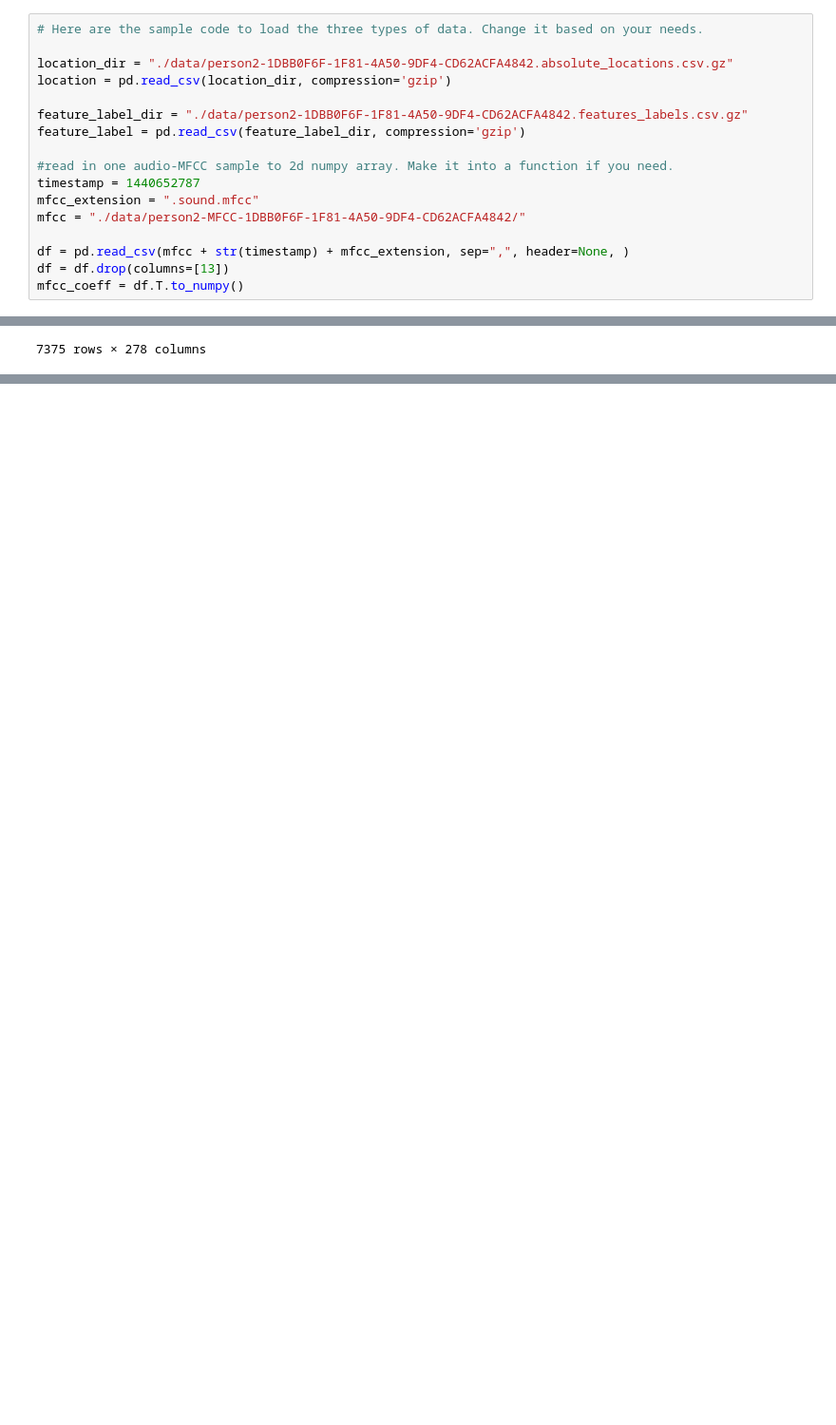
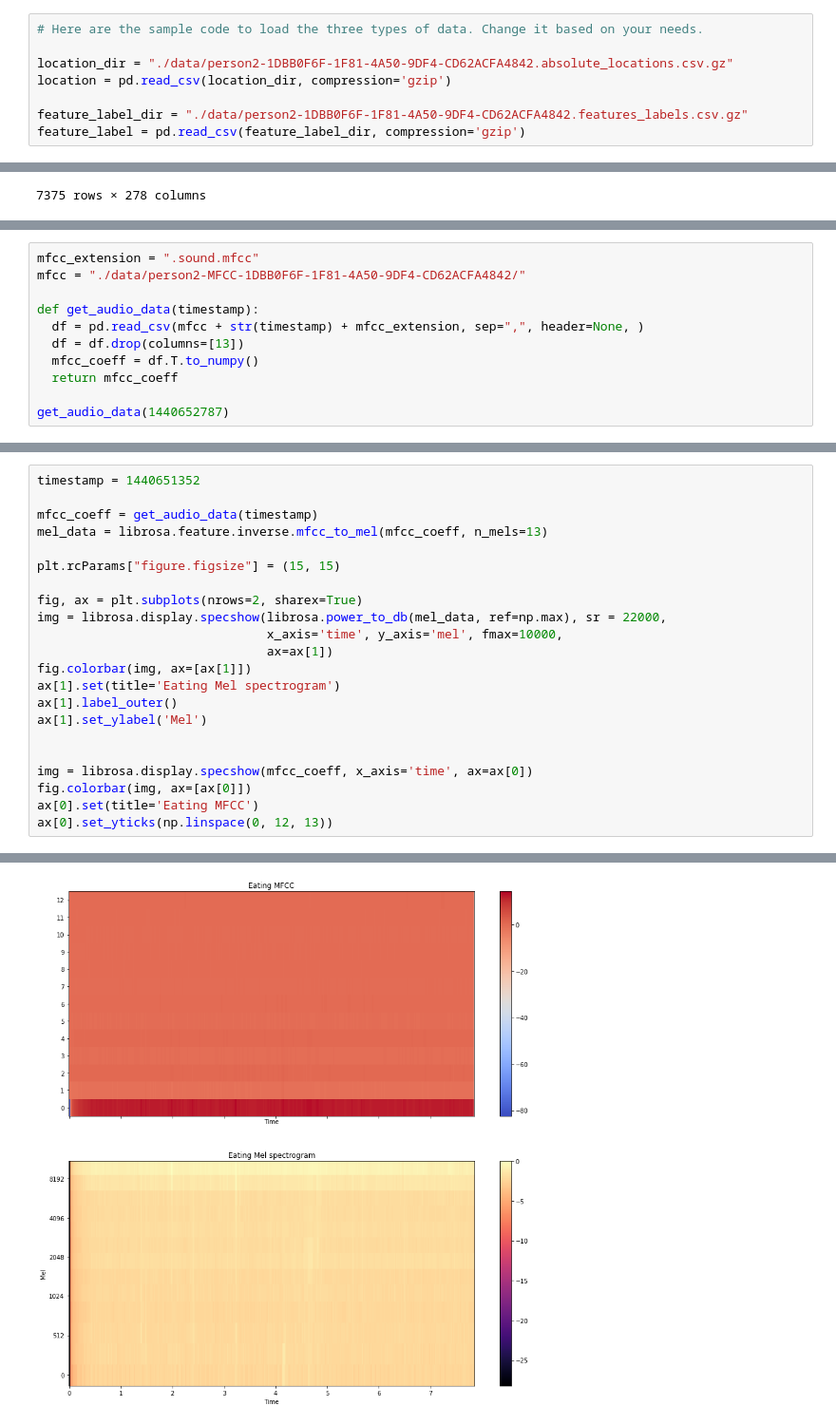
Before and after one commit to jschmidtnj/ubicomp, a Jupyter notebook: hw/a3/Assignment3.ipynb, the cells around one changed output, grey strips where cells are left out. Shown at 95% size. Cells and saved outputs as stored; diff of their text form; blank space fills up the shorter version.

```diff
--- a/hw/a3/Assignment3.ipynb
+++ b/hw/a3/Assignment3.ipynb
@@ -41,13 +26,4 @@ location = pd.read_csv(location_dir, compression='gzip')
 
 feature_label_dir = "./data/person2-1DBB0F6F-1F81-4A50-9DF4-CD62ACFA4842.features_labels.csv.gz"
 feature_label = pd.read_csv(feature_label_dir, compression='gzip')
-
-#read in one audio-MFCC sample to 2d numpy array. Make it into a function if you need.
-timestamp = 1440652787
-mfcc_extension = ".sound.mfcc"
-mfcc = "./data/person2-MFCC-1DBB0F6F-1F81-4A50-9DF4-CD62ACFA4842/"
-
-df = pd.read_csv(mfcc + str(timestamp) + mfcc_extension, sep=",", header=None, )
-df = df.drop(columns=[13])
-mfcc_coeff = df.T.to_numpy()
 # %% [markdown]
@@ -112,0 +393,11 @@ fig.show()
+# %%
+mfcc_extension = ".sound.mfcc"
+mfcc = "./data/person2-MFCC-1DBB0F6F-1F81-4A50-9DF4-CD62ACFA4842/"
+
+def get_audio_data(timestamp):
+  df = pd.read_csv(mfcc + str(timestamp) + mfcc_extension, sep=",", header=None, )
+  df = df.drop(columns=[13])
+  mfcc_coeff = df.T.to_numpy()
+  return mfcc_coeff
+
+get_audio_data(1440652787)
@@ -112,0 +418,23 @@ fig.show()
+# %%
+timestamp = 1440651352
+
+mfcc_coeff = get_audio_data(timestamp)
+mel_data = librosa.feature.inverse.mfcc_to_mel(mfcc_coeff, n_mels=13)
+
+plt.rcParams["figure.figsize"] = (15, 15)
+
+fig, ax = plt.subplots(nrows=2, sharex=True)
+img = librosa.display.specshow(librosa.power_to_db(mel_data, ref=np.max), sr = 22000,
+                               x_axis='time', y_axis='mel', fmax=10000,
+                               ax=ax[1])
+fig.colorbar(img, ax=[ax[1]])
+ax[1].set(title='Eating Mel spectrogram')
+ax[1].label_outer()
+ax[1].set_ylabel('Mel')
+
+
+img = librosa.display.specshow(mfcc_coeff, x_axis='time', ax=ax[0])
+fig.colorbar(img, ax=[ax[0]])
+ax[0].set(title='Eating MFCC')
+ax[0].set_yticks(np.linspace(0, 12, 13))
+# %% [output]
@@ -112,0 +454 @@ fig.show()
+[figure, added]
```
Also changed, not shown: parts of 63 cells of this notebook, 2 other files.
